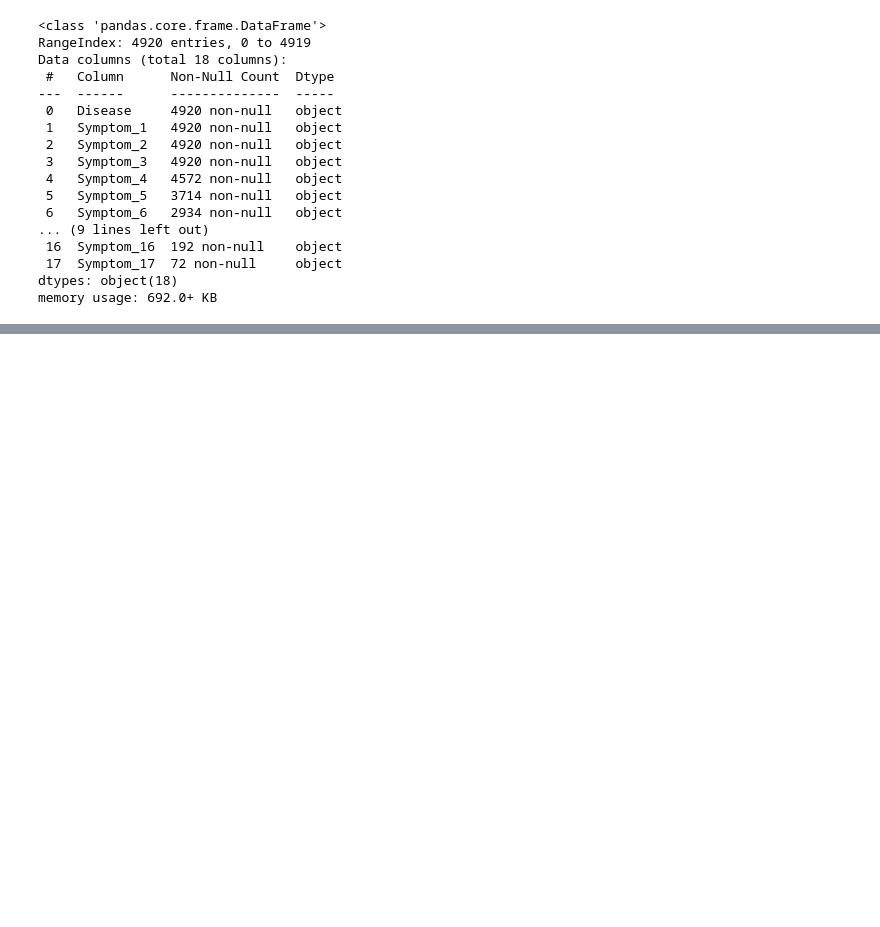
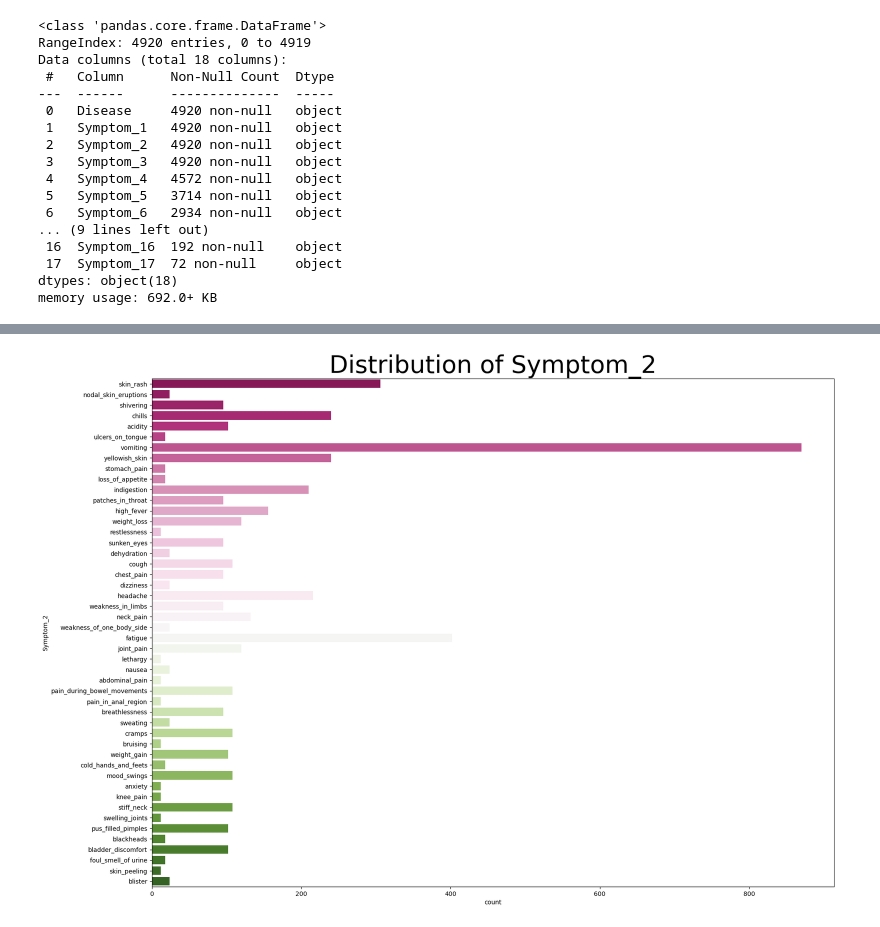
Before and after one commit to rohan-0295/disease-prediction, a Jupyter notebook: disease symptoms.ipynb, the cells around one changed output, grey strips where cells are left out. Cells and saved outputs as stored; diff of their text form; code cells hidden in the pictures; blank space fills up the shorter version.

```diff
--- a/disease symptoms.ipynb
+++ b/disease symptoms.ipynb
@@ -141,0 +235,7 @@ AttributeError: module 'numpy' has no attribute 'isnull'
+# %%
+plt.figure(figsize=(20, 15))
+sns.countplot(y='Symptom_2', data=df, palette="PiYG")
+plt.title("Distribution of Symptom_2",fontsize=40)
+plt.show()
+# %% [output]
+[figure, added]
```
Also changed, not shown: parts of 14 cells of this notebook.
